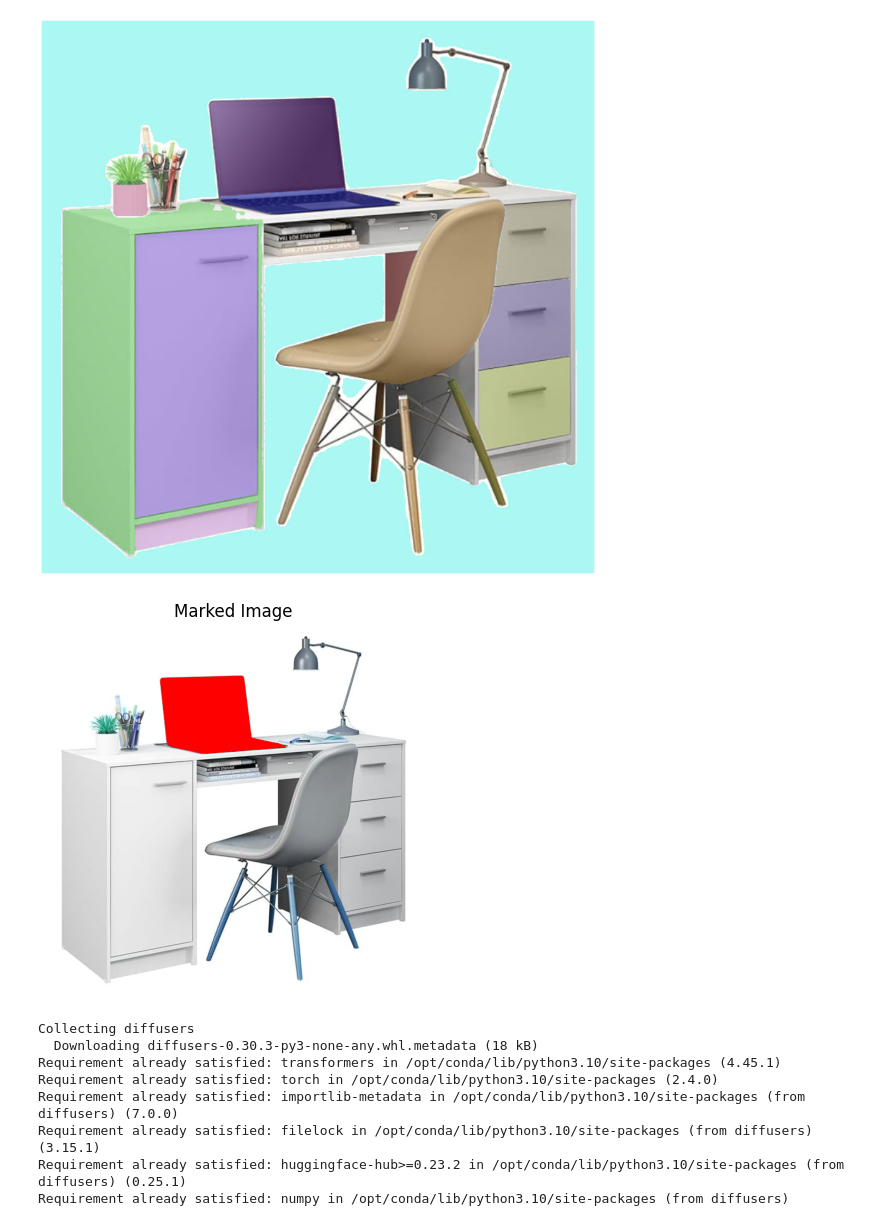
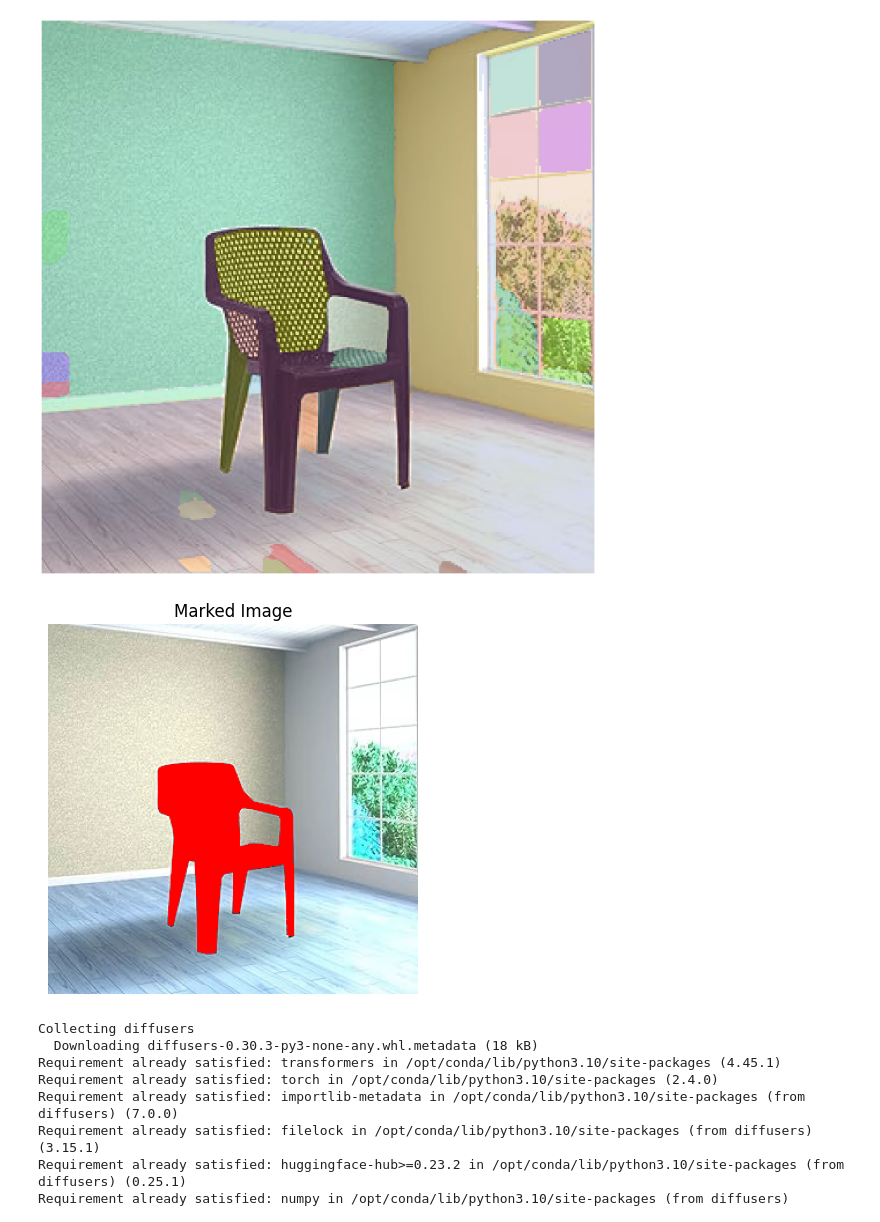
Before and after one commit to VISHAL-0805/vishal_avataar_project, a Jupyter notebook: projectH2.ipynb, the cells around one changed output. Drawn from its saved outputs; the diff is of its cells as text; code cells hidden in the pictures.

Commit message:
Kaggle Notebook | avtaarproject | Version 1

```diff
--- a/projectH2.ipynb
+++ b/projectH2.ipynb
@@ -51,7 +51,8 @@ def show_anns(anns):
         img[m] = color_mask
     ax.imshow(img)
 # %%
-image = cv2.imread('/kaggle/input/vishal-avataar-examples/lamp.jpg')
+image = cv2.imread('/kaggle/input/vishal-avataar-examples/chair (2).jpg')
+
 image = cv2.cvtColor(image, cv2.COLOR_BGR2RGB)
 # %%
 plt.figure(figsize=(20,20))
@@ -108,7 +109,7 @@ show_anns(masks2)
 plt.axis('off')
 plt.show()
 # %% [output]
-[figure, old version]
+[figure, new version]
 # %%
 
 def mark_object(image, prompt, masks_f):
@@ -119,36 +120,36 @@ def mark_object(image, prompt, masks_f):
         raise ValueError("No masks found in the segmentation output.")
 
     # Select the appropriate mask based on the prompt
-    if prompt.lower() == 'table':
+    if prompt.lower() == 'laptop':
         selected_mask = masks_f[0]['segmentation']  # Adjust according to the structure of masks
     else:
         raise ValueError(f"No mask available for prompt: {prompt}")
 
     # Ensure selected_mask is a boolean array
     if isinstance(selected_mask, np.ndarray) and selected_mask.ndim == 2:
         combined_mask[selected_mask] = 255  # Set selected mask pixels to 255
     else:
         raise ValueError("The selected mask must be a 2D boolean array.")
 
     output_image = image.copy()
     output_image[combined_mask > 0] = [0, 0, 255]  # Mark the object red
 
     return output_image
 
 # Example usage
-prompt = 'table'  # Your prompt
+prompt = 'laptop'  # Your prompt
 output_image = mark_object(image, prompt, masks)
 
 # Save the output image
 cv2.imwrite('marked_image.jpg', output_image)
 
 # Display the output image using Matplotlib
 plt.imshow(cv2.cvtColor(output_image, cv2.COLOR_BGR2RGB))
 plt.axis('off')  # Turn off axis labels
 plt.title('Marked Image')
 plt.show()
 # %% [output]
-[figure, old version]
+[figure, new version]
 # %%
 pip install diffusers transformers torch
 # %% [output]
```
Also changed, not shown: parts of 5 cells of this notebook.
